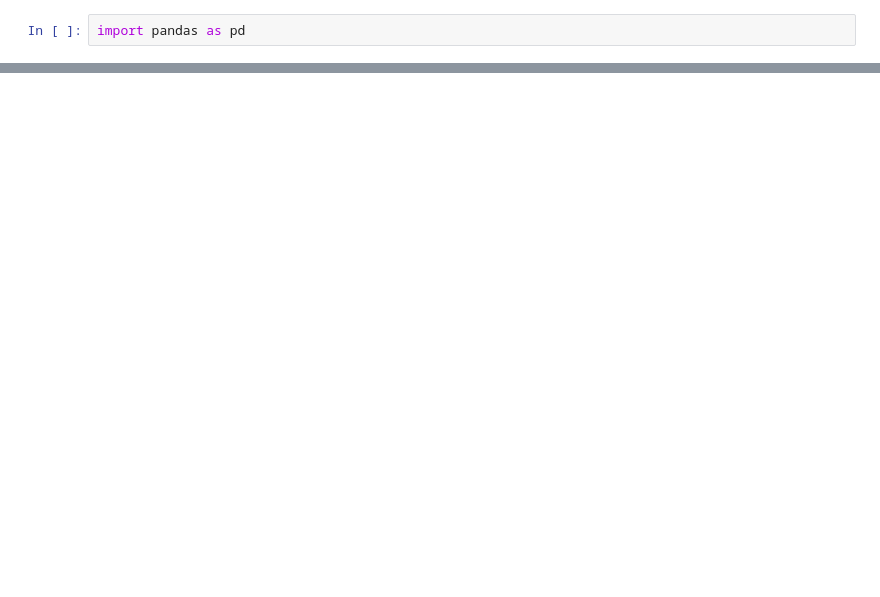
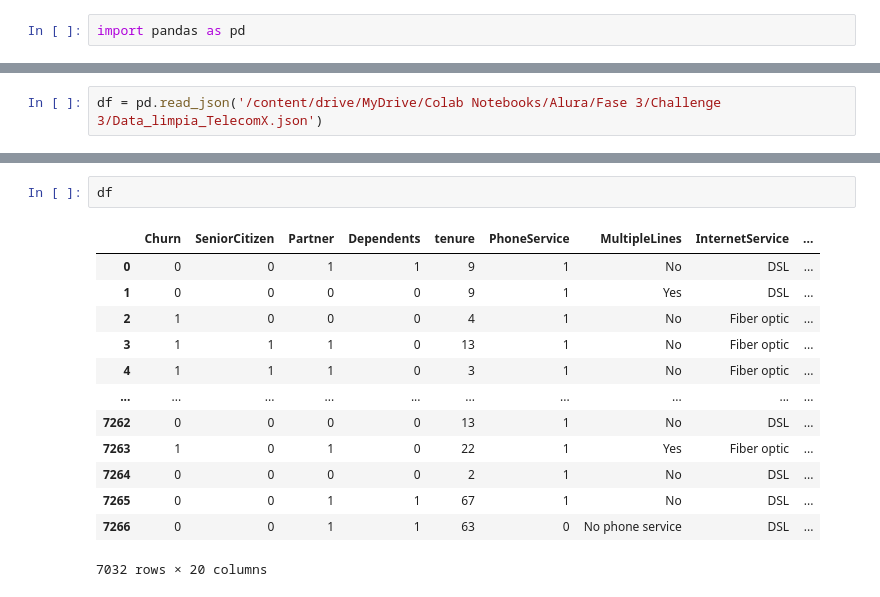
Before and after one commit to Mauedy164/Challenge_3_TelecomX_LATAM, a Jupyter notebook: Challenge_3_TelecomX_LATAM.ipynb, the cells around one changed output, grey strips where cells are left out. Drawn from its saved outputs; the diff is of its cells as text; blank space fills up the shorter version.

```diff
--- a/Challenge_3_TelecomX_LATAM.ipynb
+++ b/Challenge_3_TelecomX_LATAM.ipynb
@@ -314,0 +5,2 @@ pd.
+# %%
+df = pd.read_json('/content/drive/MyDrive/Colab Notebooks/Alura/Fase 3/Challenge 3/Data_limpia_TelecomX.json')
@@ -314,0 +263,16 @@ pd.
+# %%
+df
+# %% [output]
+|  | Churn | SeniorCitizen | Partner | Dependents | tenure | PhoneService | MultipleLines | InternetService | ... |
+| 0 | 0 | 0 | 1 | 1 | 9 | 1 | No | DSL | ... |
+| 1 | 0 | 0 | 0 | 0 | 9 | 1 | Yes | DSL | ... |
+| 2 | 1 | 0 | 0 | 0 | 4 | 1 | No | Fiber optic | ... |
+| 3 | 1 | 1 | 1 | 0 | 13 | 1 | No | Fiber optic | ... |
+| 4 | 1 | 1 | 1 | 0 | 3 | 1 | No | Fiber optic | ... |
+| ... | ... | ... | ... | ... | ... | ... | ... | ... | ... |
+| 7262 | 0 | 0 | 0 | 0 | 13 | 1 | No | DSL | ... |
+| 7263 | 1 | 0 | 1 | 0 | 22 | 1 | Yes | Fiber optic | ... |
+| 7264 | 0 | 0 | 0 | 0 | 2 | 1 | No | DSL | ... |
+| 7265 | 0 | 0 | 1 | 1 | 67 | 1 | No | DSL | ... |
+| 7266 | 0 | 0 | 1 | 1 | 63 | 0 | No phone service | DSL | ... |
+7032 rows × 20 columns
```
Also changed, not shown: parts of 76 cells of this notebook, 3 other files.
